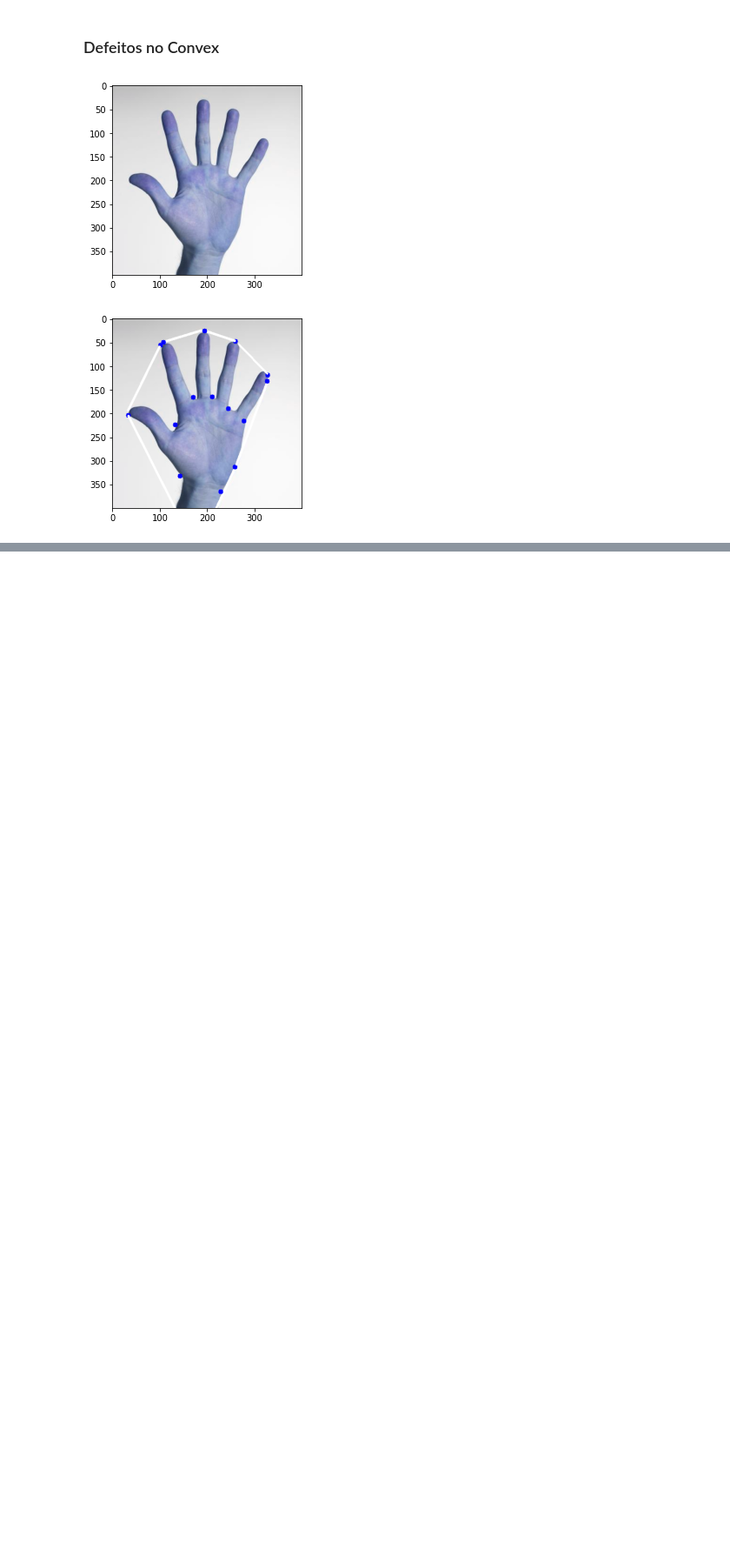
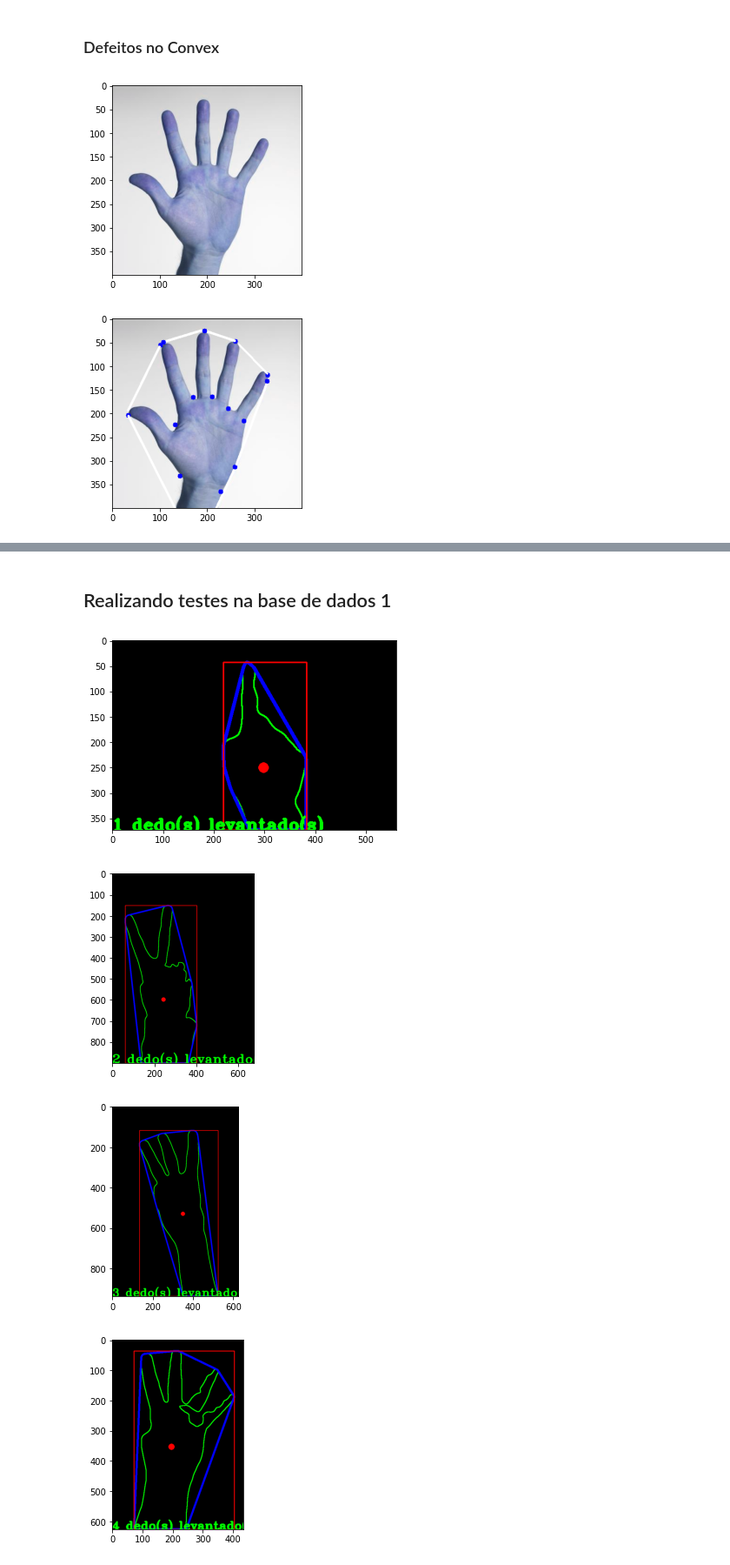
Before and after one commit to GodKelvin/PDI_Contagem_Dedos, a Jupyter notebook: Kelvin_Lehrback_Contagem_Dedos.ipynb, the cells around one changed output, grey strips where cells are left out. Shown at 87% size. Cells and saved outputs as stored; diff of their text form; code cells hidden in the pictures; blank space fills up the shorter version.

```diff
--- a/Kelvin_Lehrback_Contagem_Dedos.ipynb
+++ b/Kelvin_Lehrback_Contagem_Dedos.ipynb
@@ -205,7 +205,7 @@ def write_on_image(imagem, msg):
     font = cv2.FONT_HERSHEY_SIMPLEX
     #cv2.putText(drawing, "Hello World", (0,50), font, 50, (255, 0,0))
     scale = 1
-    font_size = min(width, height) / (10/scale)
-    cv2.putText(imagem, text=str(msg) + "dedos levantados", org=(0, height), fontFace=cv2.FONT_HERSHEY_TRIPLEX, fontScale=font_size, color=(0, 255, 0),thickness=3)
+    font_size = min(width, height) / (350/scale)
+    cv2.putText(imagem, str(msg), org=(0, height), fontFace=cv2.FONT_HERSHEY_TRIPLEX, fontScale=font_size, color=(0, 255, 0),thickness=3)
     return imagem
     #show_img(drawing)
@@ -301,10 +298,0 @@ show_img(imagem_copia)
-# %%
-base_1 = ["base1/mao1.jpg", "base1/mao2.jpg", "base1/mao3.jpg", "base1/mao4.jpg", "base1/mao5.jpg",
-        "base1/mao6.jpg","base1/mao7.jpg"]
-
-for img in base_1:
-    imagem = cv2.imread(img)
-    img_draw = show_img_draw(imagem.copy())
-    qtd_dedos_levant = conta_dedos(imagem.copy())
-    new_img = write_on_image(img_draw, qtd_dedos_levant)
-    show_img(new_img)
@@ -318,0 +299,17 @@ for img in base_1:
+# %% [markdown]
+## Realizando testes na base de dados 1
+# %%
+base_1 = ["base1/mao1.jpg", "base1/mao2.jpg", "base1/mao3.jpg", "base1/mao4.jpg", "base1/mao5.jpg",
+        "base1/mao6.jpg","base1/mao7.jpg"]
+
+for img in base_1:
+    imagem = cv2.imread(img)
+    img_draw = show_img_draw(imagem.copy())
+    qtd_dedos_levant = conta_dedos(imagem.copy())
+    new_img = write_on_image(img_draw, str(qtd_dedos_levant) + (" dedo(s) levantado(s)"))
+    show_img(new_img)
+# %% [output]
+[figure, added]
+[figure, added]
+[figure, added]
+[figure, added]
```
Also changed, not shown: parts of 5 cells of this notebook.
